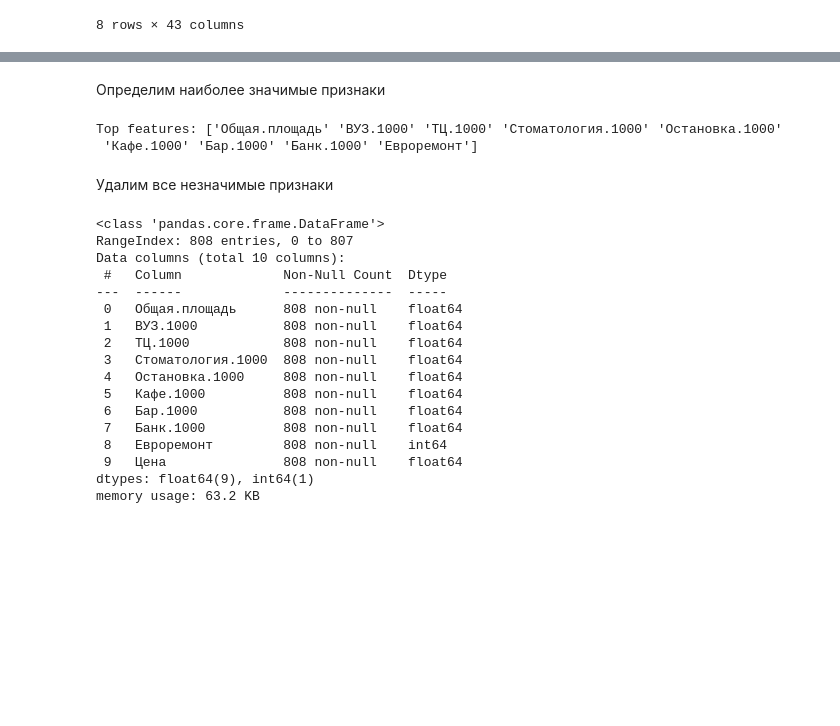
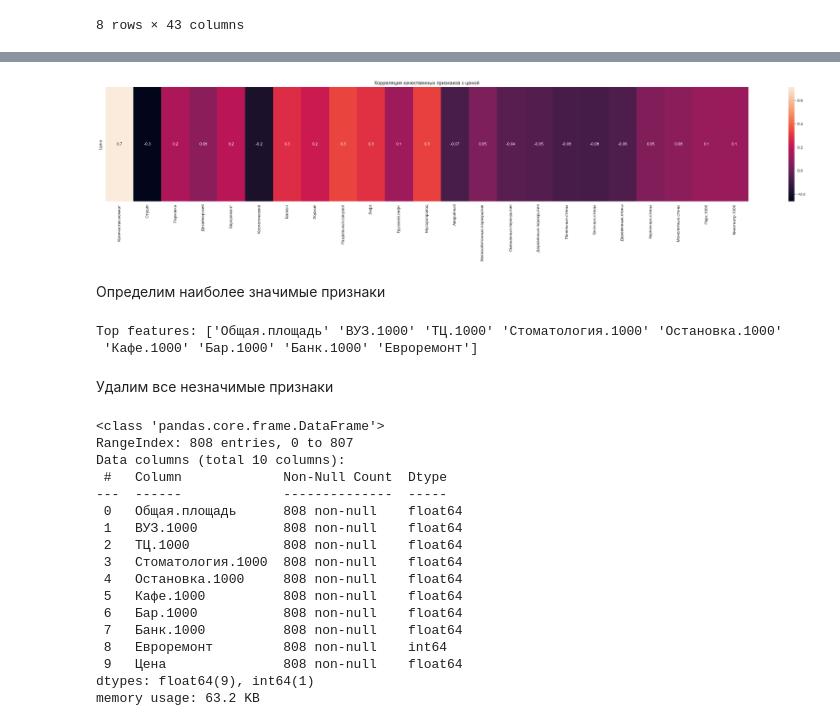
Before and after one commit to fongradnastya/data_analysis3, a Jupyter notebook: notebooks/work3.ipynb, the cells around one changed output, grey strips where cells are left out. Saved outputs shown, nothing was run; the diff lists cells and outputs as text; code cells hidden in the pictures; blank space fills up the shorter version.

```diff
--- a/notebooks/work3.ipynb
+++ b/notebooks/work3.ipynb
@@ -162,3 +136,9 @@ print(rfect_df_bol)
+# %%
+show_correlation(categorical)
+plt.title("Корреляция качественных признаков с ценой")
+plt.show()
+# %% [output]
+[figure, added]
 # %% [markdown]
 Определим наиболее значимые признаки
 # %%
```
Also changed, not shown: parts of 23 cells of this notebook.
